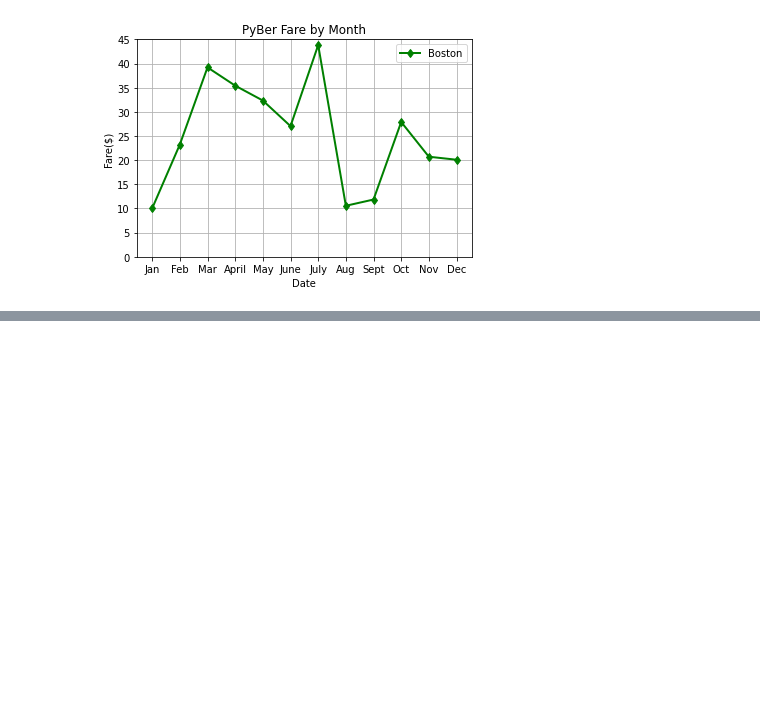
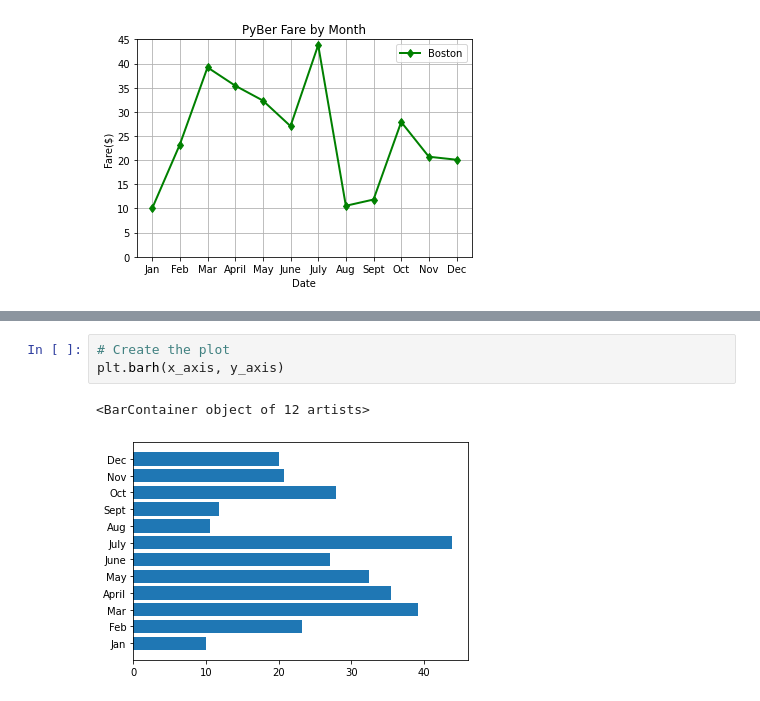
Before and after one commit to Olibabba/PyBer_Analysis, a Jupyter notebook: matplotlib_practice.ipynb, the cells around one changed output, grey strips where cells are left out. Cells and saved outputs as stored; diff of their text form; blank space fills up the shorter version.

```diff
--- a/matplotlib_practice.ipynb
+++ b/matplotlib_practice.ipynb
@@ -78,0 +98,6 @@ ax.legend()
+# %%
+# Create the plot
+plt.barh(x_axis, y_axis)
+# %% [output]
+<BarContainer object of 12 artists>
+[figure, added]
```
Also changed, not shown: parts of 8 cells of this notebook.
